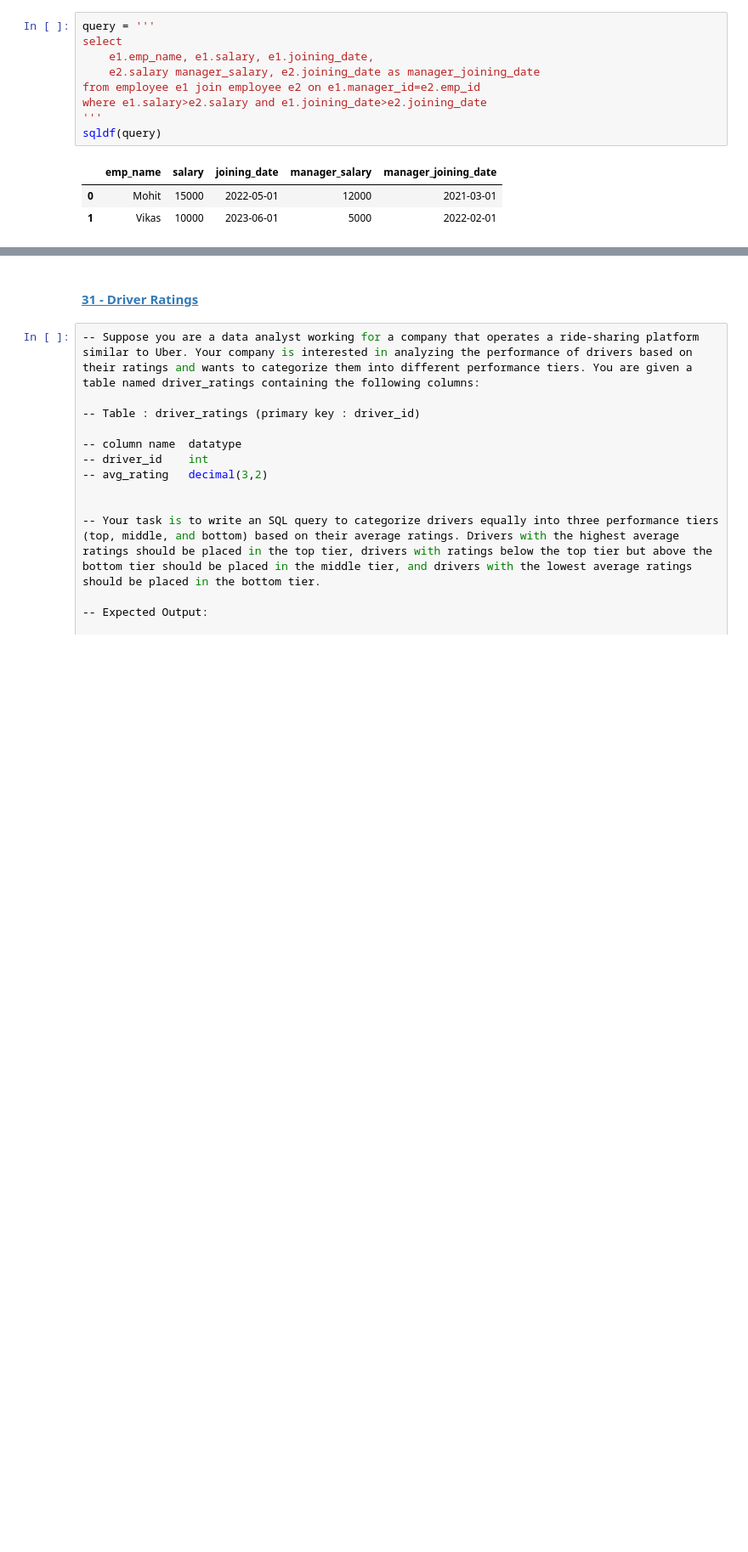
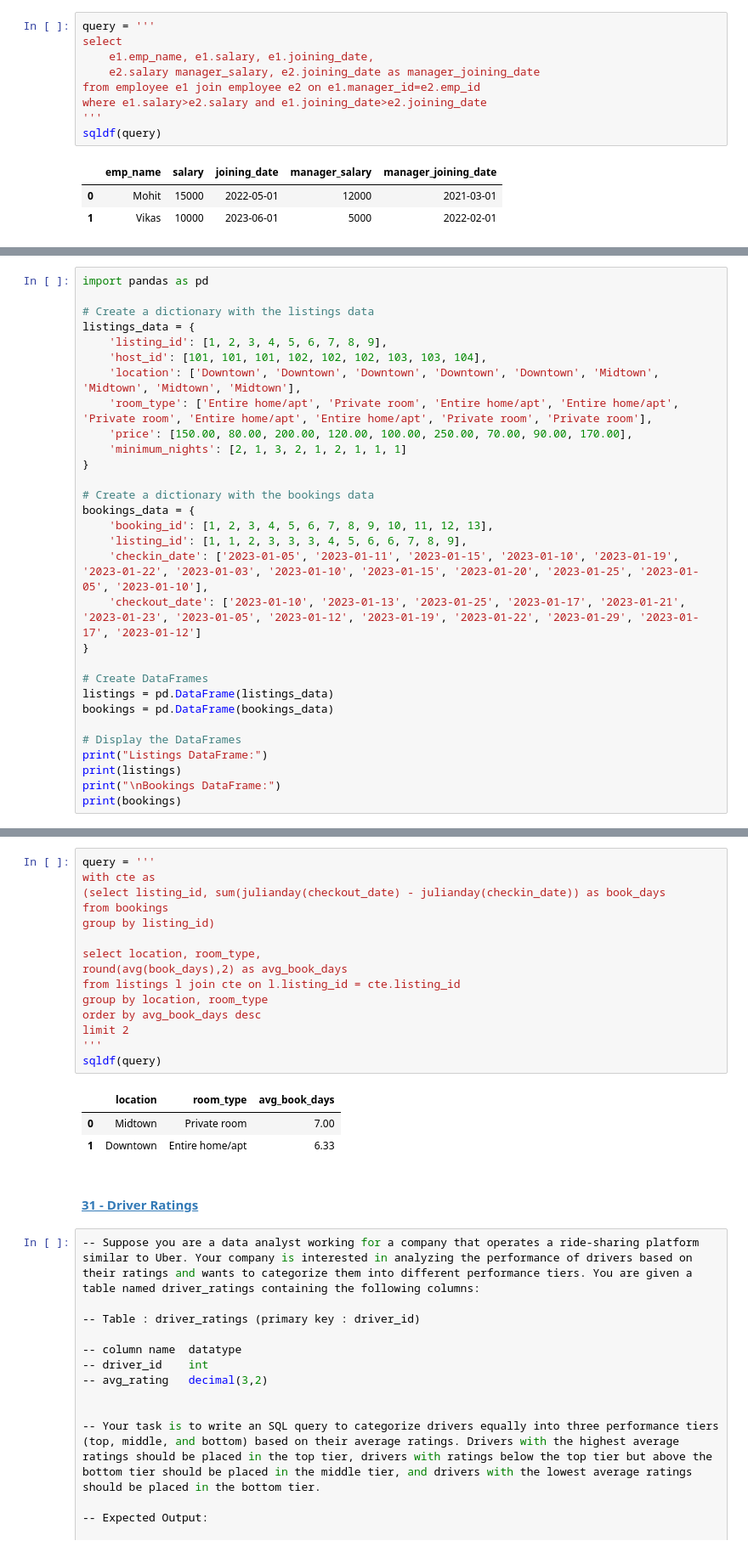
Before and after one commit to smor20/data_analysis, a Jupyter notebook: sql_on_pandas.ipynb, the cells around one changed output, grey strips where cells are left out. Shown at 85% size. Saved outputs shown, nothing was run; the diff lists cells and outputs as text; blank space fills up the shorter version.

```diff
--- a/sql_on_pandas.ipynb
+++ b/sql_on_pandas.ipynb
@@ -2677,0 +2918,30 @@ sqldf(query)
+# %%
+import pandas as pd
+
+# Create a dictionary with the listings data
+listings_data = {
+    'listing_id': [1, 2, 3, 4, 5, 6, 7, 8, 9],
+    'host_id': [101, 101, 101, 102, 102, 102, 103, 103, 104],
+    'location': ['Downtown', 'Downtown', 'Downtown', 'Downtown', 'Downtown', 'Midtown', 'Midtown', 'Midtown', 'Midtown'],
+    'room_type': ['Entire home/apt', 'Private room', 'Entire home/apt', 'Entire home/apt', 'Private room', 'Entire home/apt', 'Entire home/apt', 'Private room', 'Private room'],
+    'price': [150.00, 80.00, 200.00, 120.00, 100.00, 250.00, 70.00, 90.00, 170.00],
+    'minimum_nights': [2, 1, 3, 2, 1, 2, 1, 1, 1]
+}
+
+# Create a dictionary with the bookings data
+bookings_data = {
+    'booking_id': [1, 2, 3, 4, 5, 6, 7, 8, 9, 10, 11, 12, 13],
+    'listing_id': [1, 1, 2, 3, 3, 3, 4, 5, 6, 6, 7, 8, 9],
+    'checkin_date': ['2023-01-05', '2023-01-11', '2023-01-15', '2023-01-10', '2023-01-19', '2023-01-22', '2023-01-03', '2023-01-10', '2023-01-15', '2023-01-20', '2023-01-25', '2023-01-05', '2023-01-10'],
+    'checkout_date': ['2023-01-10', '2023-01-13', '2023-01-25', '2023-01-17', '2023-01-21', '2023-01-23', '2023-01-05', '2023-01-12', '2023-01-19', '2023-01-22', '2023-01-29', '2023-01-17', '2023-01-12']
+}
+
+# Create DataFrames
+listings = pd.DataFrame(listings_data)
+bookings = pd.DataFrame(bookings_data)
+
+# Display the DataFrames
+print("Listings DataFrame:")
+print(listings)
+print("\nBookings DataFrame:")
+print(bookings)
@@ -2678,3 +2966,22 @@ sqldf(query)
+# %%
+query = '''
+with cte as
+(select listing_id, sum(julianday(checkout_date) - julianday(checkin_date)) as book_days
+from bookings
+group by listing_id)
+
+select location, room_type,
+round(avg(book_days),2) as avg_book_days
+from listings l join cte on l.listing_id = cte.listing_id
+group by location, room_type
+order by avg_book_days desc
+limit 2
+'''
+sqldf(query)
+# %% [output]
+|  | location | room_type | avg_book_days |
+| 0 | Midtown | Private room | 7.00 |
+| 1 | Downtown | Entire home/apt | 6.33 |
 # %% [markdown]
 #### [31 - Driver Ratings](https://100daysofsql.com/new-courses/1/coding-test/32)
 # %%
```
Also changed, not shown: parts of 12 cells of this notebook.
